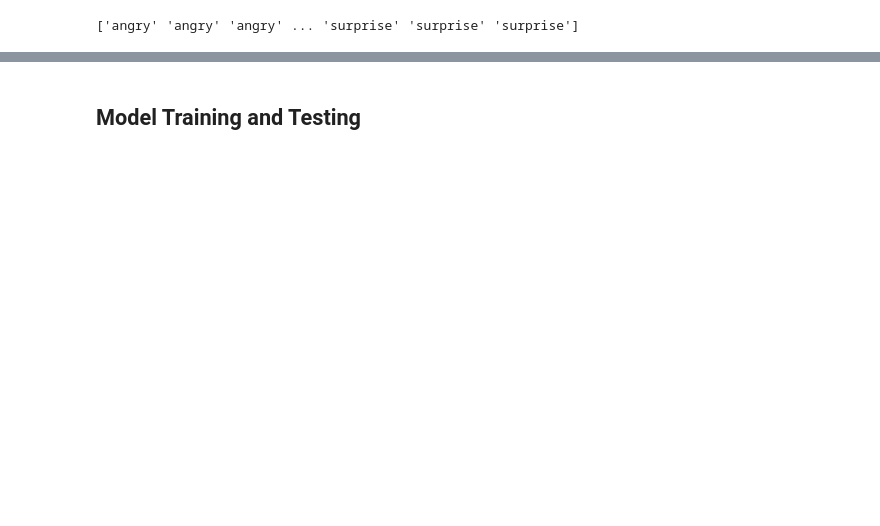
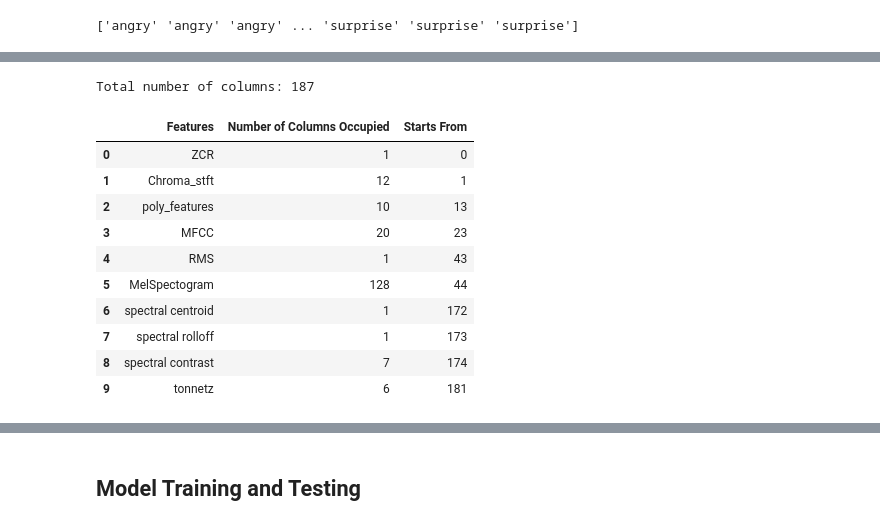
Before and after one commit to Jeswin-8802/SER-using-2D-CNN, a Jupyter notebook: model_development.ipynb, the cells around one changed output, grey strips where cells are left out. Cells and saved outputs as stored; diff of their text form; code cells hidden in the pictures; blank space fills up the shorter version.

```diff
--- a/model_development.ipynb
+++ b/model_development.ipynb
@@ -77,0 +86,39 @@ Features.head()
+# %%
+track_features = [
+    ['ZCR', 1],
+    ['Chroma_stft', 12],
+    ['poly_features', 10],
+    ['MFCC', 20],
+    ['RMS', 1],
+    ['MelSpectogram', 128],
+    ['spectral centroid', 1],
+    ['spectral rolloff', 1],
+    ['spectral contrast', 7],
+    ['tonnetz', 6]
+]
+
+column_tracker, temp = [0], 0
+for data in track_features:
+    temp += data[1]
+    column_tracker.append(temp)
+
+print("Total number of columns:", column_tracker[-1])
+
+tracker = pd.DataFrame(track_features, columns=[
+                       'Features', 'Number of Columns Occupied'])
+tracker['Starts From'] = column_tracker[:-1]
+
+tracker
+# %% [output]
+Total number of columns: 187
+|  | Features | Number of Columns Occupied | Starts From |
+| 0 | ZCR | 1 | 0 |
+| 1 | Chroma_stft | 12 | 1 |
+| 2 | poly_features | 10 | 13 |
+| 3 | MFCC | 20 | 23 |
+| 4 | RMS | 1 | 43 |
+| 5 | MelSpectogram | 128 | 44 |
+| 6 | spectral centroid | 1 | 172 |
+| 7 | spectral rolloff | 1 | 173 |
+| 8 | spectral contrast | 7 | 174 |
+| 9 | tonnetz | 6 | 181 |
```
Also changed, not shown: parts of 18 cells of this notebook, 3 other files.
